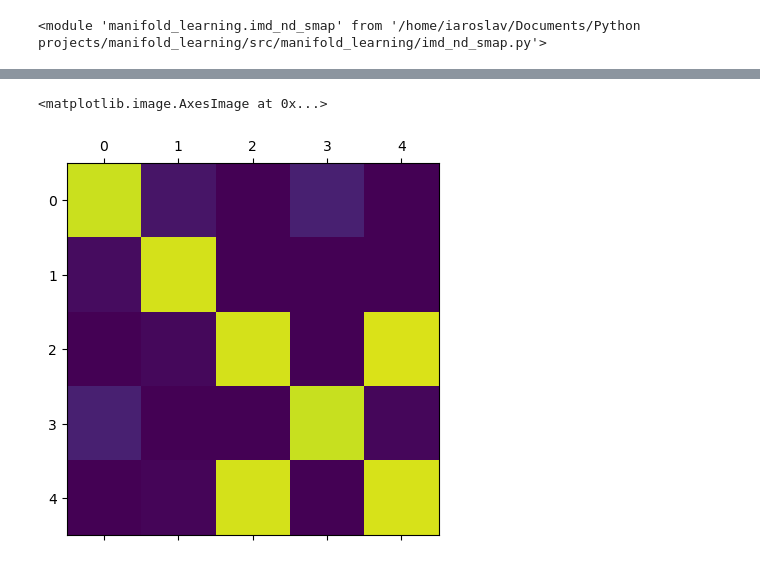
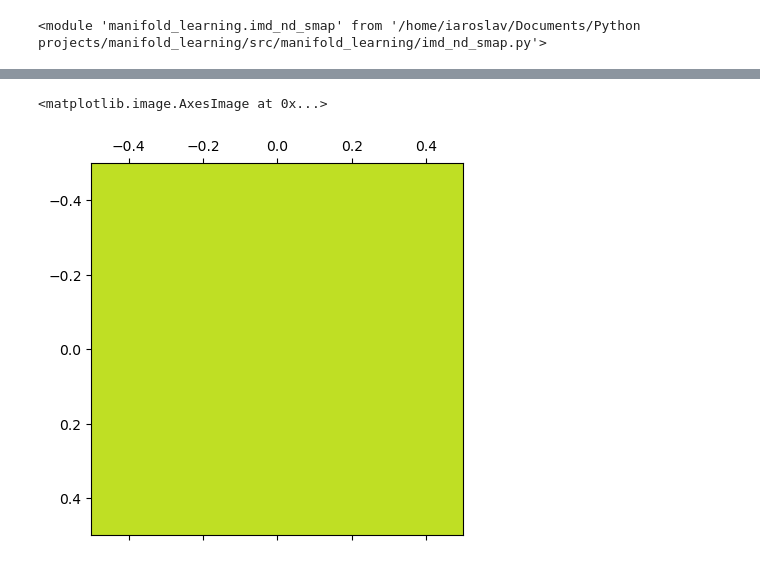
Before and after one commit to z7743/manifold_learning, a Jupyter notebook: notebooks/S-map test.ipynb, the cells around one changed output, grey strips where cells are left out. Saved outputs shown, nothing was run; the diff lists cells and outputs as text; code cells hidden in the pictures.

```diff
--- a/notebooks/S-map test.ipynb
+++ b/notebooks/S-map test.ipynb
@@ -17,6 +17,11 @@ def gaussian_kernel(x, y, sigma=1.0):
     return np.exp(-np.linalg.norm(x - y,axis=1)**2 / (2 * sigma**2))
 # %%
 X = get_truncated_lorenz_rand(400,n_steps=20000)
+# %%
+X = load_csv_dataset("Jan1023_1_fr_ma2sec_sr30.csv").to_numpy()[:,1:]
+X = utils.get_td_embedding_np(X,5,20).reshape(-1,5*X.shape[1])
+
+observables = StandardScaler().fit_transform(X)
 # %%
 exp_kernel_grid = np.array(np.meshgrid(np.linspace(X[:,0].min(),X[:,0].max(),6), np.linspace(X[:,2].min(),X[:,2].max(),6))).reshape(2,-1).T
 # %%
@@ -25,9 +30,9 @@ observables = np.concatenate([np.array([gaussian_kernel(x,e,sigma=15) for e in e
 
 observables = StandardScaler().fit_transform(observables)
 # %%
-trainer = imd_nd_smap.IMD_nD_smap(observables.shape[1], embed_dim=2, n_components=5,subtract_corr=True, device="cuda")
+trainer = imd_nd_smap.IMD_nD_smap(observables.shape[1], embed_dim=3, n_components=1,subtract_corr=True, device="cuda")
 # %%
-trainer.fit(observables, sample_len=70, library_len=500,
-            exclusion_rad=20, omega=10, tp=32,
-            epochs=2000, num_batches=1,optimizer="Adagrad", learning_rate=0.01,tp_policy="range")
+trainer.fit(observables, sample_len=50, library_len=700,
+            exclusion_rad=20, omega=2, tp=100,
+            epochs=300, num_batches=32,optimizer="Adagrad", learning_rate=0.1,tp_policy="range")
 # %% [output]
@@ -74,5 +107,5 @@ for i in range(unmixed.shape[1]):
 # %%
-plt.matshow(CCM.PairwiseCCM().compute(np.transpose(unmixed,axes=(1,0,2)),np.transpose(unmixed,axes=(1,0,2)),1500,400,60,30,20).mean(axis=0),vmin=0,vmax=1)
+plt.matshow(CCM.PairwiseCCM().compute(np.transpose(unmixed,axes=(1,0,2)),np.transpose(unmixed,axes=(1,0,2)),1500,400,60,30,60,False).mean(axis=0),vmin=0,vmax=1)
 # %% [output]
 <matplotlib.image.AxesImage at 0x...>
-[figure, old version]
+[figure, new version]
```
Also changed, not shown: parts of 10 cells of this notebook, 4 other files.
